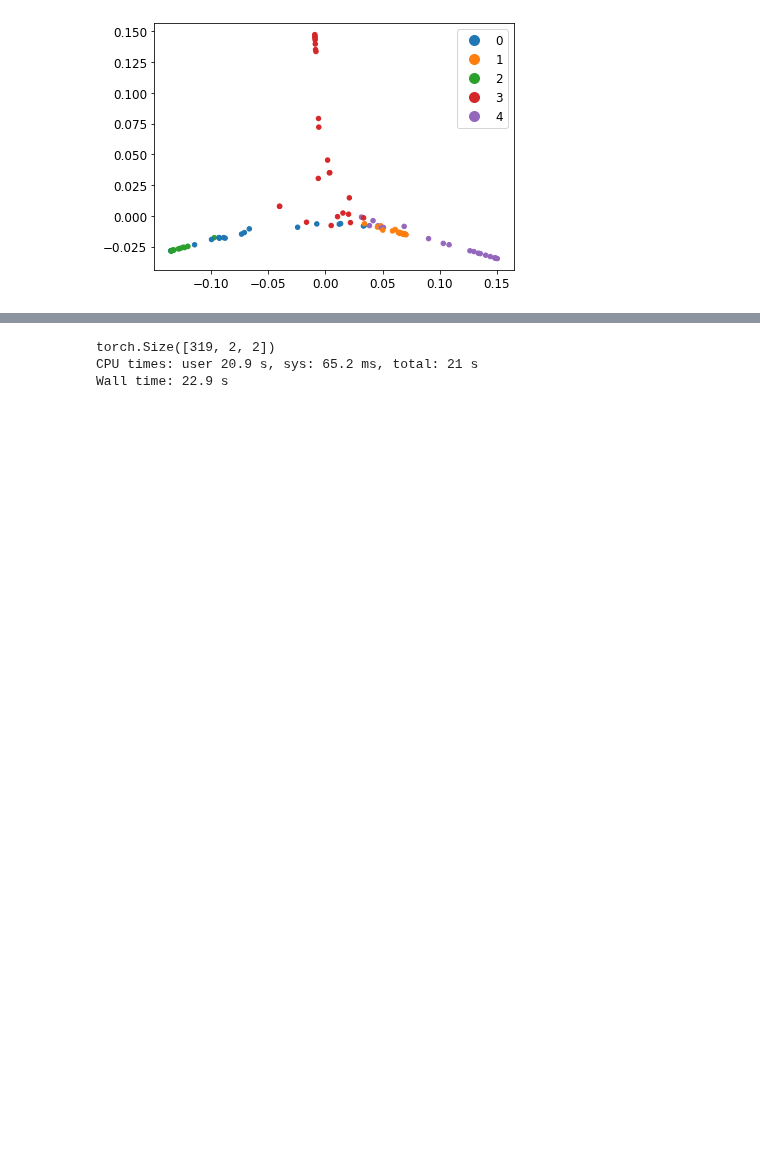
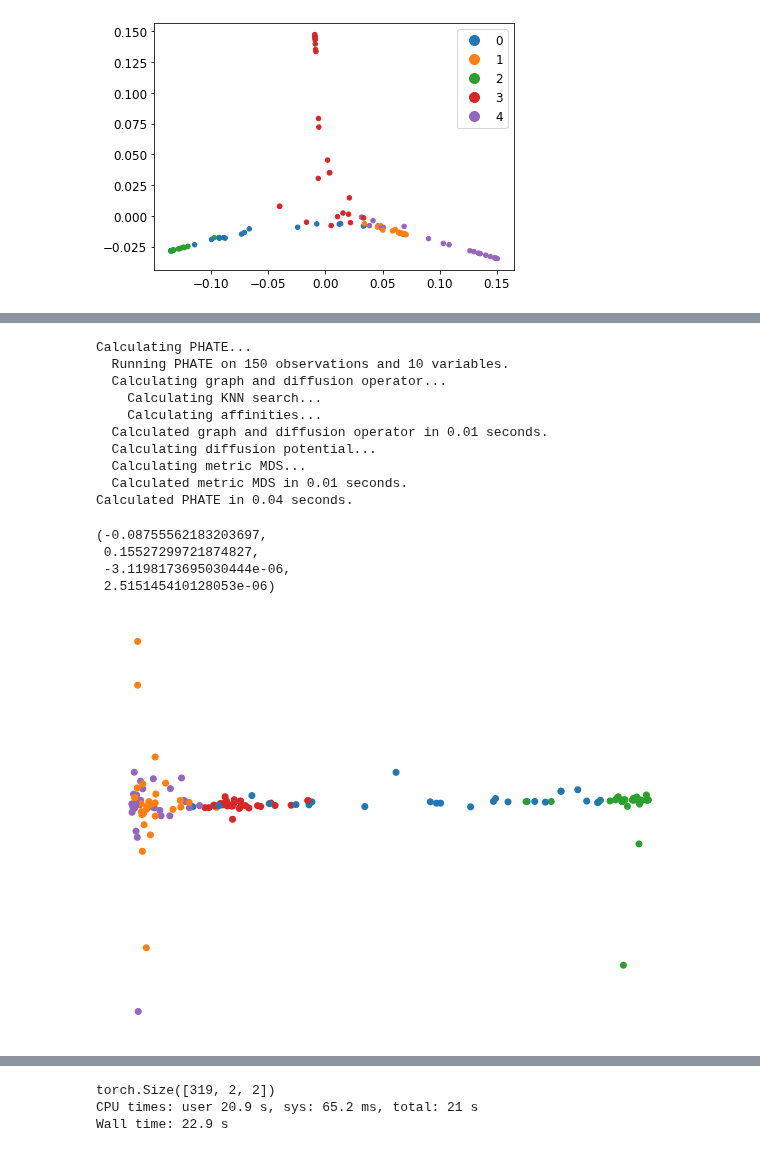
Before and after one commit to guillaumehu/phate_fim, a Jupyter notebook: notebooks/1.0-at-fim_phate_v1.ipynb, the cells around one changed output, grey strips where cells are left out. Saved outputs shown, nothing was run; the diff lists cells and outputs as text; code cells hidden in the pictures; blank space fills up the shorter version.

```diff
--- a/notebooks/1.0-at-fim_phate_v1.ipynb
+++ b/notebooks/1.0-at-fim_phate_v1.ipynb
@@ -55,0 +77,21 @@ cax = scprep.plot.scatter2d(tree_phate, c=tree_clusters[random_indices])
+# %%
+phate_operator = phate.PHATE(knn=30, t=150, random_state=42)
+tree_phate = phate_operator.fit_transform(tree_data[random_indices])
+cax = scprep.plot.scatter2d(tree_phate, c=tree_clusters[random_indices], legend=False)
+plt.axis("off")
+# %% [output]
+Calculating PHATE...
+  Running PHATE on 150 observations and 10 variables.
+  Calculating graph and diffusion operator...
+    Calculating KNN search...
+    Calculating affinities...
+  Calculated graph and diffusion operator in 0.01 seconds.
+  Calculating diffusion potential...
+  Calculating metric MDS...
+  Calculated metric MDS in 0.01 seconds.
+Calculated PHATE in 0.04 seconds.
+(-0.08755562183203697,
+ 0.15527299721874827,
+ -3.1198173695030444e-06,
+ 2.515145410128053e-06)
+[figure, added]
```
Also changed, not shown: parts of 7 cells of this notebook, 4 other files.
